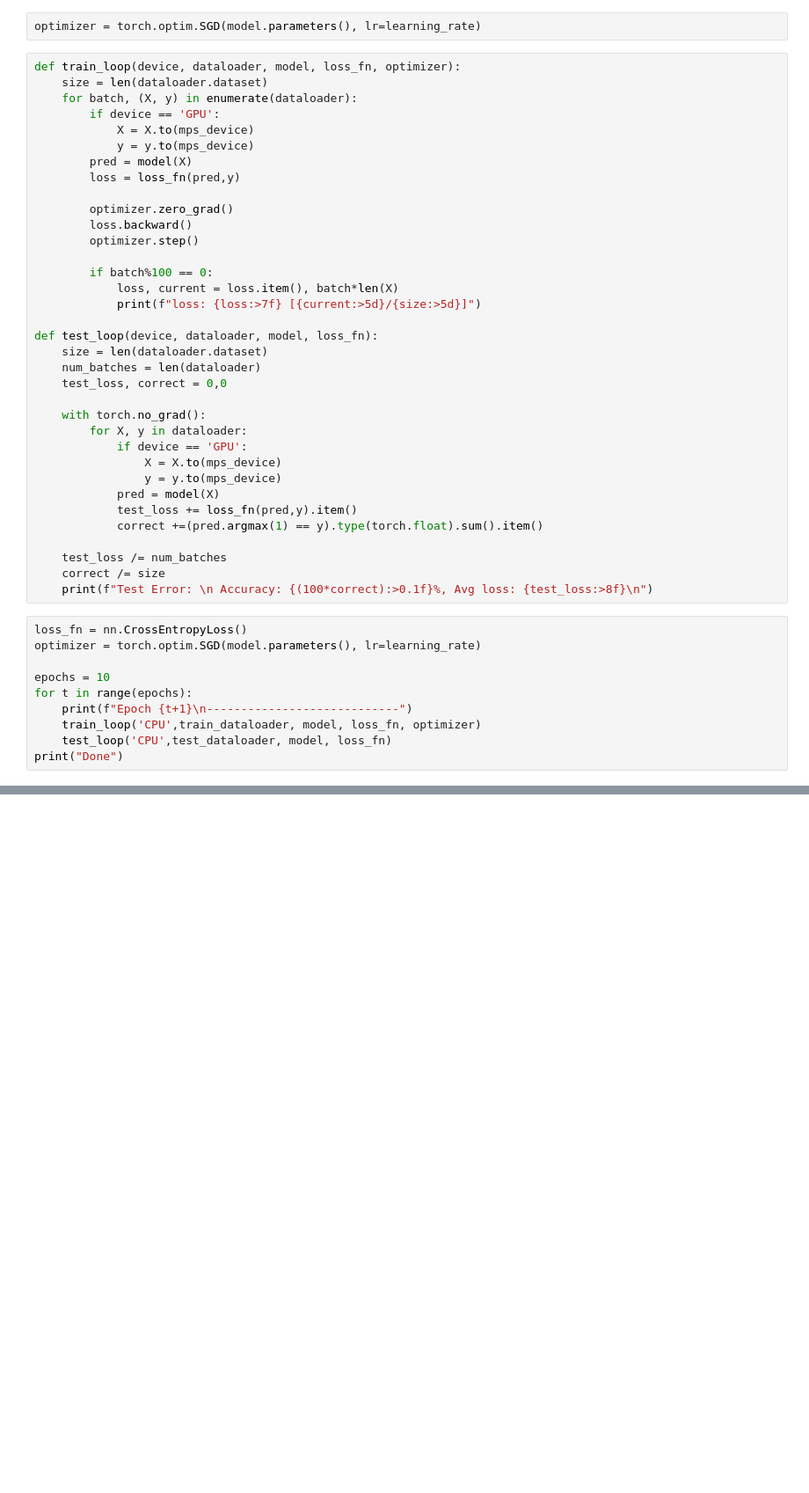
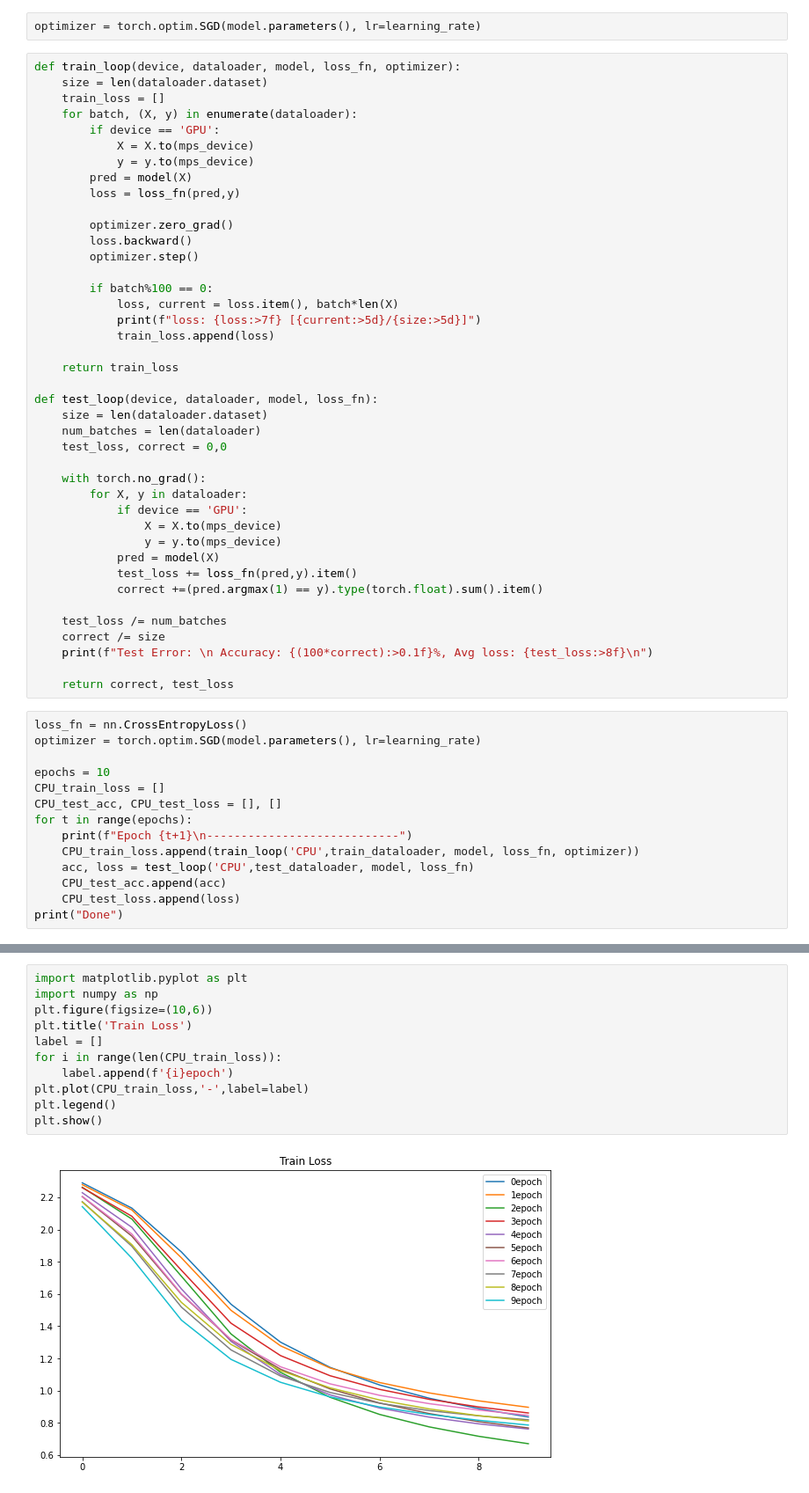
Before and after one commit to Kchanghun/Deeplearning_Basic, a Jupyter notebook: Torch/optimizaing_model.ipynb, the cells around one changed output, grey strips where cells are left out. Shown at 88% size. Cells and saved outputs as stored; diff of their text form; blank space fills up the shorter version.

Commit message:
train simple model

```diff
--- a/Torch/optimizaing_model.ipynb
+++ b/Torch/optimizaing_model.ipynb
@@ -67,6 +67,7 @@ optimizer = torch.optim.SGD(model.parameters(), lr=learning_rate)
 # %%
 def train_loop(device, dataloader, model, loss_fn, optimizer):
     size = len(dataloader.dataset)
+    train_loss = []
     for batch, (X, y) in enumerate(dataloader):
         if device == 'GPU':
             X = X.to(mps_device)
@@ -81,6 +82,9 @@ def train_loop(device, dataloader, model, loss_fn, optimizer):
         if batch%100 == 0:
             loss, current = loss.item(), batch*len(X)
             print(f"loss: {loss:>7f} [{current:>5d}/{size:>5d}]")
+            train_loss.append(loss)
+
+    return train_loss
 
 def test_loop(device, dataloader, model, loss_fn):
     size = len(dataloader.dataset)
@@ -99,15 +103,21 @@ def test_loop(device, dataloader, model, loss_fn):
     test_loss /= num_batches
     correct /= size
     print(f"Test Error: \n Accuracy: {(100*correct):>0.1f}%, Avg loss: {test_loss:>8f}\n")
+
+    return correct, test_loss
 # %%
 loss_fn = nn.CrossEntropyLoss()
 optimizer = torch.optim.SGD(model.parameters(), lr=learning_rate)
 
 epochs = 10
+CPU_train_loss = []
+CPU_test_acc, CPU_test_loss = [], []
 for t in range(epochs):
     print(f"Epoch {t+1}\n----------------------------")
-    train_loop('CPU',train_dataloader, model, loss_fn, optimizer)
-    test_loop('CPU',test_dataloader, model, loss_fn)
+    CPU_train_loss.append(train_loop('CPU',train_dataloader, model, loss_fn, optimizer))
+    acc, loss = test_loop('CPU',test_dataloader, model, loss_fn)
+    CPU_test_acc.append(acc)
+    CPU_test_loss.append(loss)
 print("Done")
 # %% [output]
 Epoch 1
@@ -128,2 +138,15 @@ Test Error:
 
 Done
+# %%
+import matplotlib.pyplot as plt
+import numpy as np
+plt.figure(figsize=(10,6))
+plt.title('Train Loss')
+label = []
+for i in range(len(CPU_train_loss)):
+    label.append(f'{i}epoch')
+plt.plot(CPU_train_loss,'-',label=label)
+plt.legend()
+plt.show()
+# %% [output]
+[figure, added]
```
Also changed, not shown: parts of 7 cells of this notebook.
